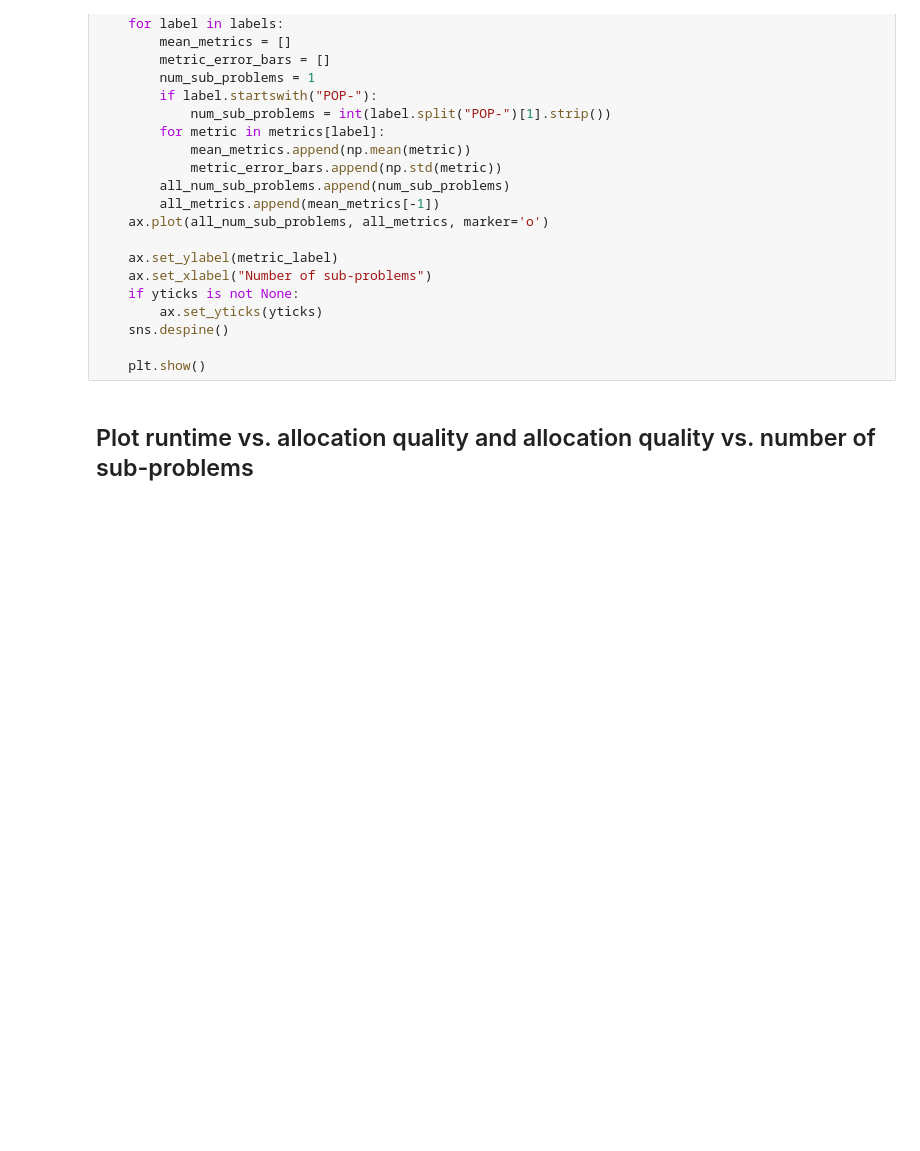
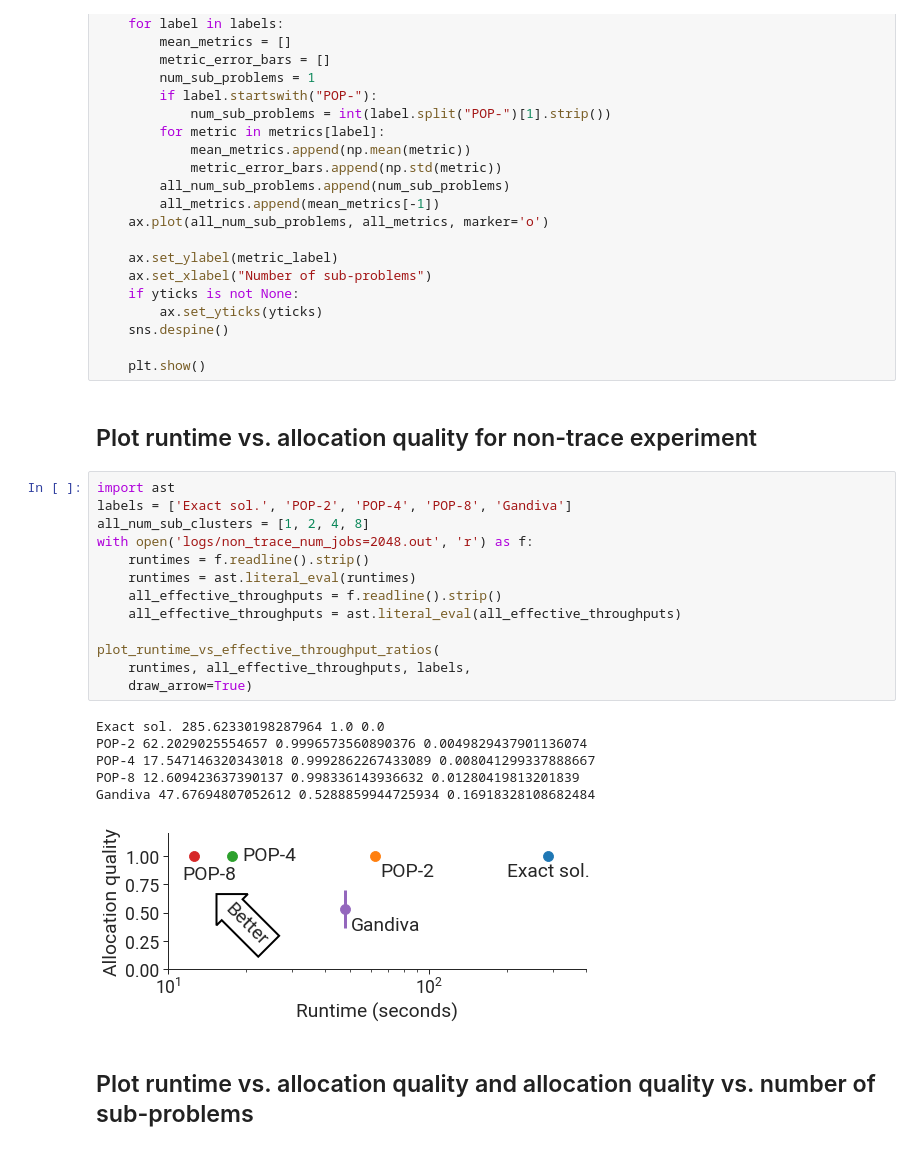
Before and after one commit to stanford-futuredata/POP, a Jupyter notebook: cluster_scheduling/figures.ipynb, the cells around one changed output. Cells and saved outputs as stored; diff of their text form; blank space fills up the shorter version.

Commit message:
Add code to plot non-trace experiment for cluster scheduling

```diff
--- a/cluster_scheduling/figures.ipynb
+++ b/cluster_scheduling/figures.ipynb
@@ -100,6 +145,28 @@ def plot_metrics_vs_num_sub_problems(metrics,
     sns.despine()
 
     plt.show()
+# %% [markdown]
+## Plot runtime vs. allocation quality for non-trace experiment
+# %%
+import ast
+labels = ['Exact sol.', 'POP-2', 'POP-4', 'POP-8', 'Gandiva']
+all_num_sub_clusters = [1, 2, 4, 8]
+with open('logs/non_trace_num_jobs=2048.out', 'r') as f:
+    runtimes = f.readline().strip()
+    runtimes = ast.literal_eval(runtimes)
+    all_effective_throughputs = f.readline().strip()
+    all_effective_throughputs = ast.literal_eval(all_effective_throughputs)
+
+plot_runtime_vs_effective_throughput_ratios(
+    runtimes, all_effective_throughputs, labels,
+    draw_arrow=True)
+# %% [output]
+Exact sol. 285.62330198287964 1.0 0.0
+POP-2 62.2029025554657 0.9996573560890376 0.0049829437901136074
+POP-4 17.547146320343018 0.9992862267433089 0.008041299337888667
+POP-8 12.609423637390137 0.998336143936632 0.01280419813201839
+Gandiva 47.67694807052612 0.5288859944725934 0.16918328108682484
+[figure, added]
 # %% [markdown]
 ## Plot runtime vs. allocation quality and allocation quality vs. number of sub-problems
 # %%
```
Also changed, not shown: parts of 1 cell of this notebook, 2 other files.
